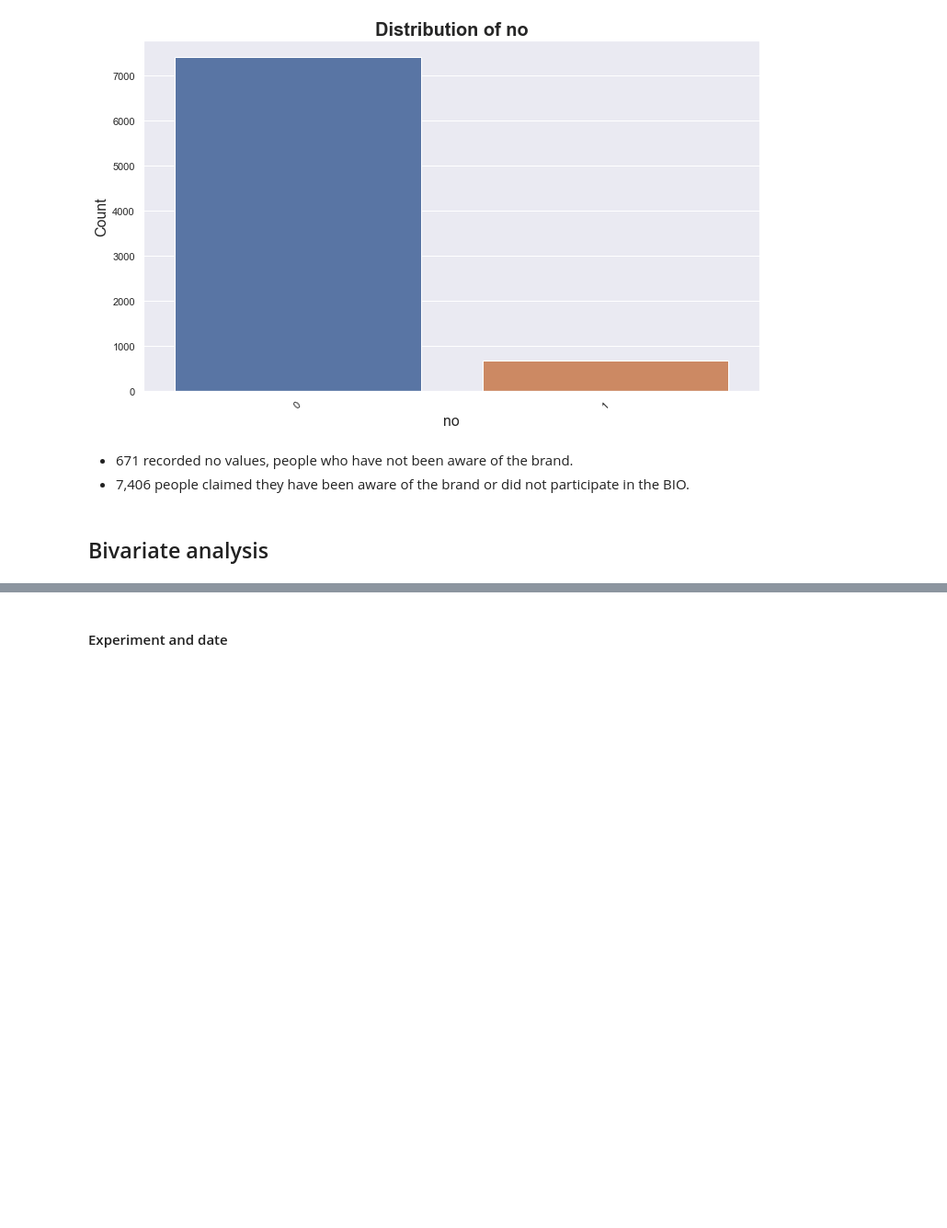
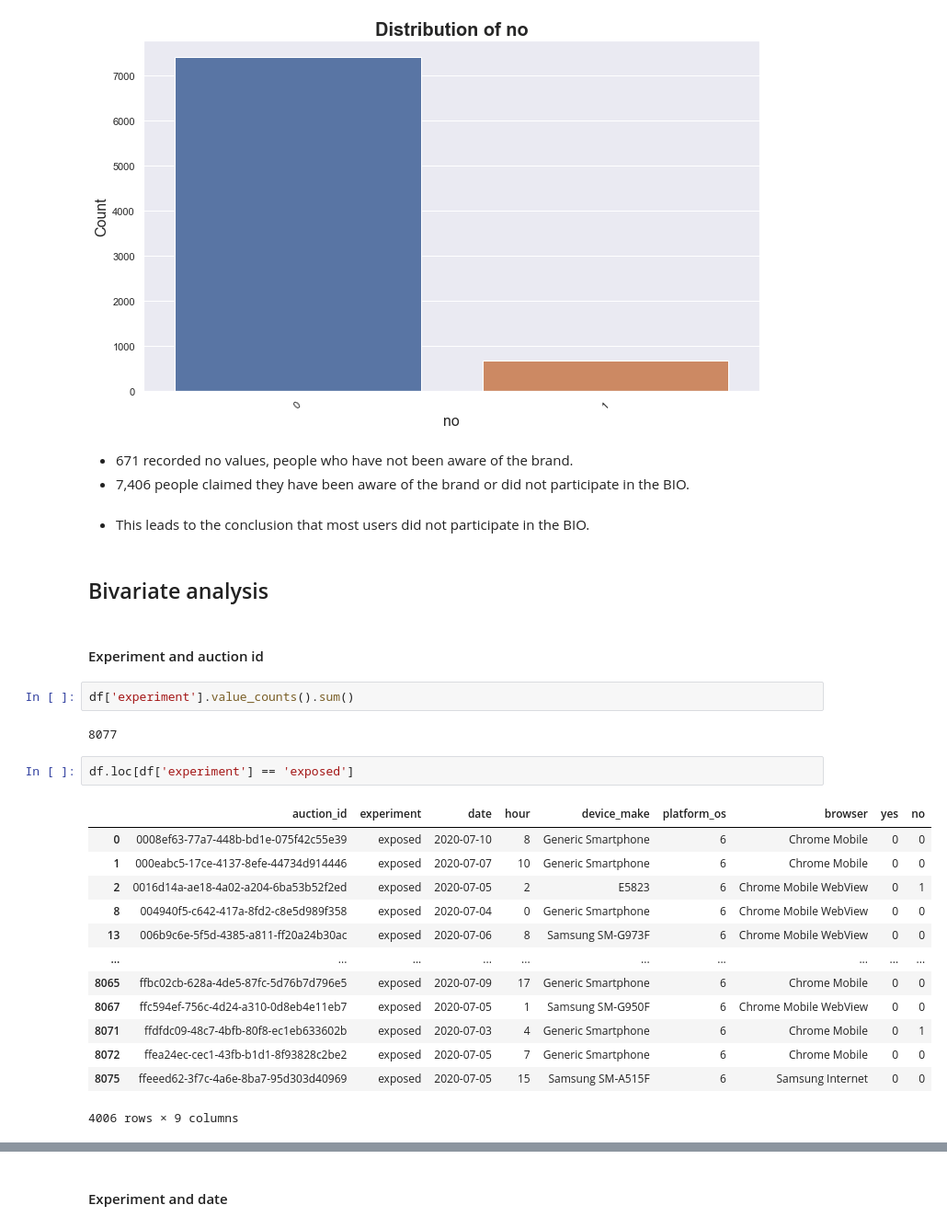
Before and after one commit to 10X-groups/AB-testing, a Jupyter notebook: notebooks/EDA.ipynb, the cells around one changed output, grey strips where cells are left out. Shown at 92% size. Saved outputs shown, nothing was run; the diff lists cells and outputs as text; blank space fills up the shorter version.

```diff
--- a/notebooks/EDA.ipynb
+++ b/notebooks/EDA.ipynb
@@ -328,5 +330,29 @@ visualizer.plot_count(df, 'no')
 # %% [markdown]
 * 671 recorded no values, people who have not been aware of the brand.
 * 7,406 people claimed they have been aware of the brand or did not participate in the BIO.
+# %% [markdown]
+* This leads to the conclusion that most users did not participate in the BIO.
 # %% [markdown]
 ## Bivariate analysis
+# %% [markdown]
+#### Experiment and auction id
+# %%
+df['experiment'].value_counts().sum()
+# %% [output]
+8077
+# %%
+df.loc[df['experiment'] == 'exposed']
+# %% [output]
+|  | auction_id | experiment | date | hour | device_make | platform_os | browser | yes | no |
+| 0 | 0008ef63-77a7-448b-bd1e-075f42c55e39 | exposed | 2020-07-10 | 8 | Generic Smartphone | 6 | Chrome Mobile | 0 | 0 |
+| 1 | 000eabc5-17ce-4137-8efe-44734d914446 | exposed | 2020-07-07 | 10 | Generic Smartphone | 6 | Chrome Mobile | 0 | 0 |
+| 2 | 0016d14a-ae18-4a02-a204-6ba53b52f2ed | exposed | 2020-07-05 | 2 | E5823 | 6 | Chrome Mobile WebView | 0 | 1 |
+| 8 | 004940f5-c642-417a-8fd2-c8e5d989f358 | exposed | 2020-07-04 | 0 | Generic Smartphone | 6 | Chrome Mobile WebView | 0 | 0 |
+| 13 | 006b9c6e-5f5d-4385-a811-ff20a24b30ac | exposed | 2020-07-06 | 8 | Samsung SM-G973F | 6 | Chrome Mobile WebView | 0 | 0 |
+| ... | ... | ... | ... | ... | ... | ... | ... | ... | ... |
+| 8065 | ffbc02cb-628a-4de5-87fc-5d76b7d796e5 | exposed | 2020-07-09 | 17 | Generic Smartphone | 6 | Chrome Mobile | 0 | 0 |
+| 8067 | ffc594ef-756c-4d24-a310-0d8eb4e11eb7 | exposed | 2020-07-05 | 1 | Samsung SM-G950F | 6 | Chrome Mobile WebView | 0 | 0 |
+| 8071 | ffdfdc09-48c7-4bfb-80f8-ec1eb633602b | exposed | 2020-07-03 | 4 | Generic Smartphone | 6 | Chrome Mobile | 0 | 1 |
+| 8072 | ffea24ec-cec1-43fb-b1d1-8f93828c2be2 | exposed | 2020-07-05 | 7 | Generic Smartphone | 6 | Chrome Mobile | 0 | 0 |
+| 8075 | ffeeed62-3f7c-4a6e-8ba7-95d303d40969 | exposed | 2020-07-05 | 15 | Samsung SM-A515F | 6 | Samsung Internet | 0 | 0 |
+4006 rows × 9 columns
```
Also changed, not shown: parts of 27 cells of this notebook, 7 other files.
